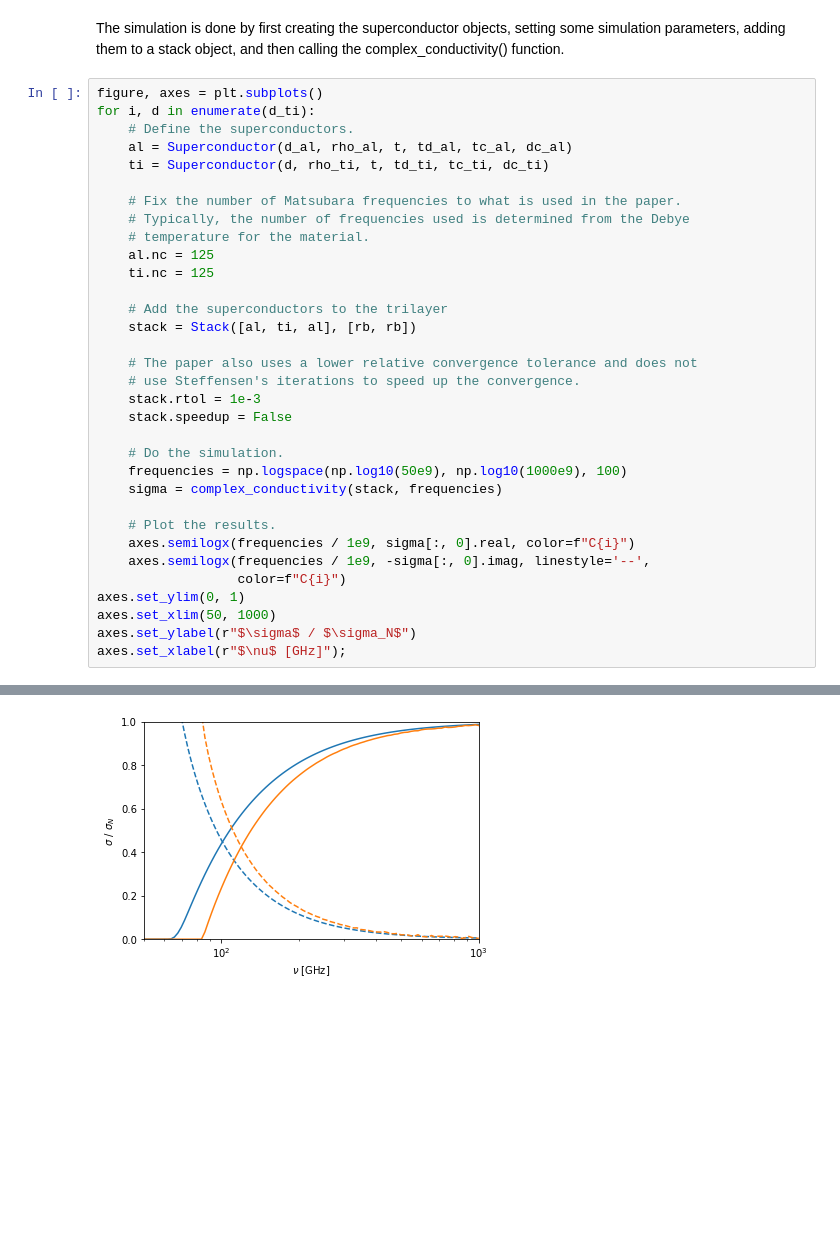
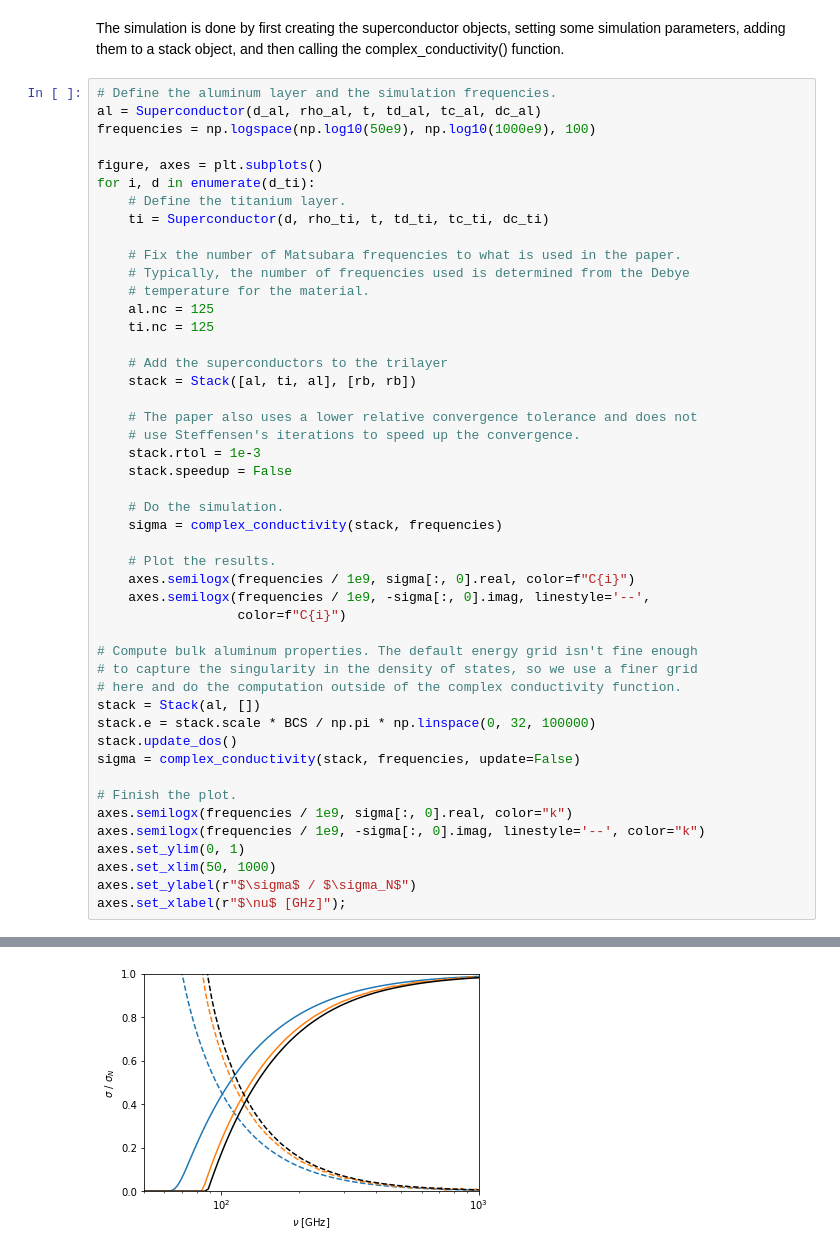
Before and after one commit to zobristnicholas/superconductivity, a Jupyter notebook: examples/al_ti_conductivity.ipynb, the cells around one changed output, grey strips where cells are left out. Drawn from its saved outputs; the diff is of its cells as text; blank space fills up the shorter version.

Commit message:
Update the conductivity example with an aluminum bulk calculation

```diff
--- a/examples/al_ti_conductivity.ipynb
+++ b/examples/al_ti_conductivity.ipynb
@@ -65,10 +66,13 @@ The simulation is done by first creating the superconductor objects, setting
 some simulation parameters, adding them to a stack object, and then calling the
 complex_conductivity() function.
 # %%
+# Define the aluminum layer and the simulation frequencies.
+al = Superconductor(d_al, rho_al, t, td_al, tc_al, dc_al)
+frequencies = np.logspace(np.log10(50e9), np.log10(1000e9), 100)
+
 figure, axes = plt.subplots()
 for i, d in enumerate(d_ti):
-    # Define the superconductors.
-    al = Superconductor(d_al, rho_al, t, td_al, tc_al, dc_al)
+    # Define the titanium layer.
     ti = Superconductor(d, rho_ti, t, td_ti, tc_ti, dc_ti)
 
     # Fix the number of Matsubara frequencies to what is used in the paper.
@@ -86,13 +90,24 @@ for i, d in enumerate(d_ti):
     stack.speedup = False
 
     # Do the simulation.
-    frequencies = np.logspace(np.log10(50e9), np.log10(1000e9), 100)
     sigma = complex_conductivity(stack, frequencies)
 
     # Plot the results.
     axes.semilogx(frequencies / 1e9, sigma[:, 0].real, color=f"C{i}")
     axes.semilogx(frequencies / 1e9, -sigma[:, 0].imag, linestyle='--',
                   color=f"C{i}")
+
+# Compute bulk aluminum properties. The default energy grid isn't fine enough
+# to capture the singularity in the density of states, so we use a finer grid
+# here and do the computation outside of the complex conductivity function.
+stack = Stack(al, [])
+stack.e = stack.scale * BCS / np.pi * np.linspace(0, 32, 100000)
+stack.update_dos()
+sigma = complex_conductivity(stack, frequencies, update=False)
+
+# Finish the plot.
+axes.semilogx(frequencies / 1e9, sigma[:, 0].real, color="k")
+axes.semilogx(frequencies / 1e9, -sigma[:, 0].imag, linestyle='--', color="k")
 axes.set_ylim(0, 1)
 axes.set_xlim(50, 1000)
 axes.set_ylabel(r"$\sigma$ / $\sigma_N$")
@@ -116,4 +130,4 @@ DEBUG:superconductivity.multilayer.stack:Iteration: 3 :: R: 0.000567303
 INFO:superconductivity.multilayer.stack:Order parameter computed.
 INFO:superconductivity.multilayer.stack:Computing the pair angle for a stack.
 INFO:superconductivity.multilayer.stack:Pair angle computed.
-[figure, old version]
+[figure, new version]
```
Also changed, not shown: parts of 2 cells of this notebook.
